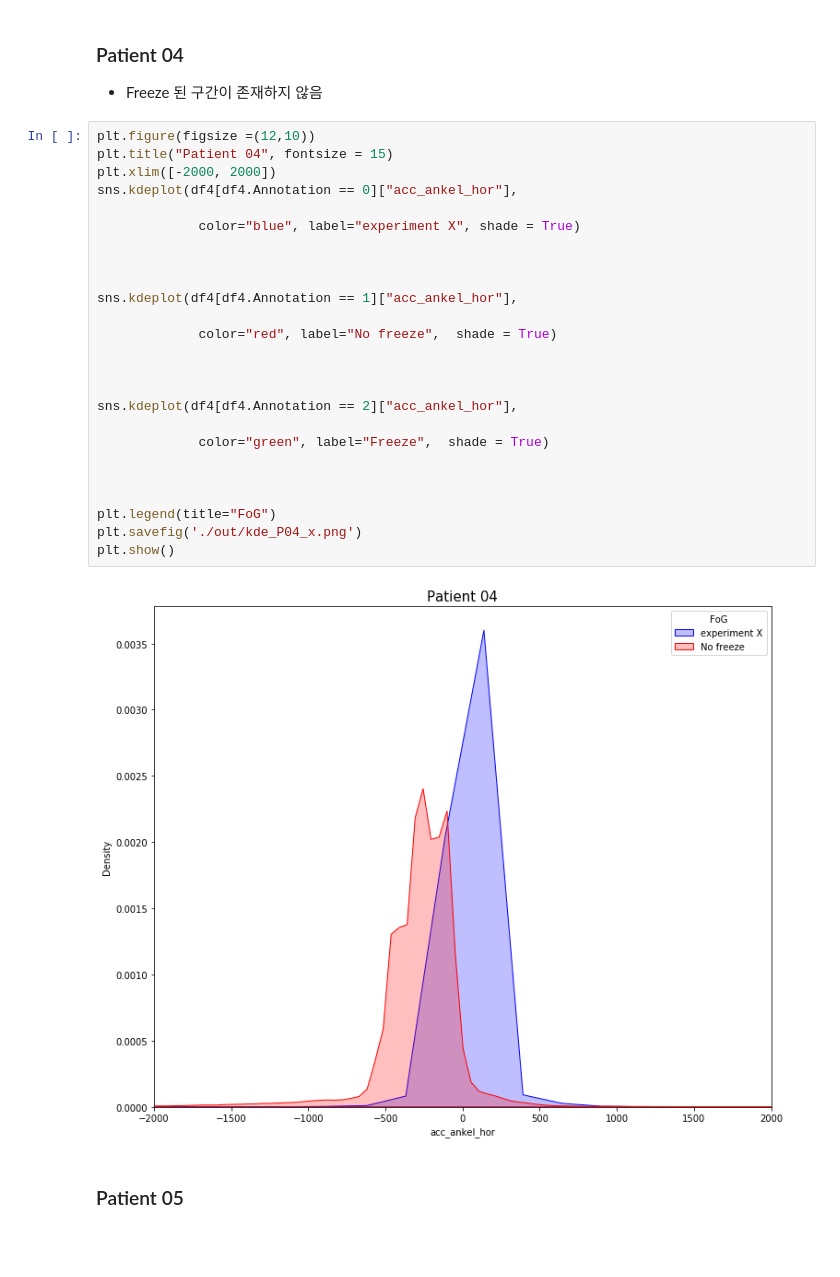
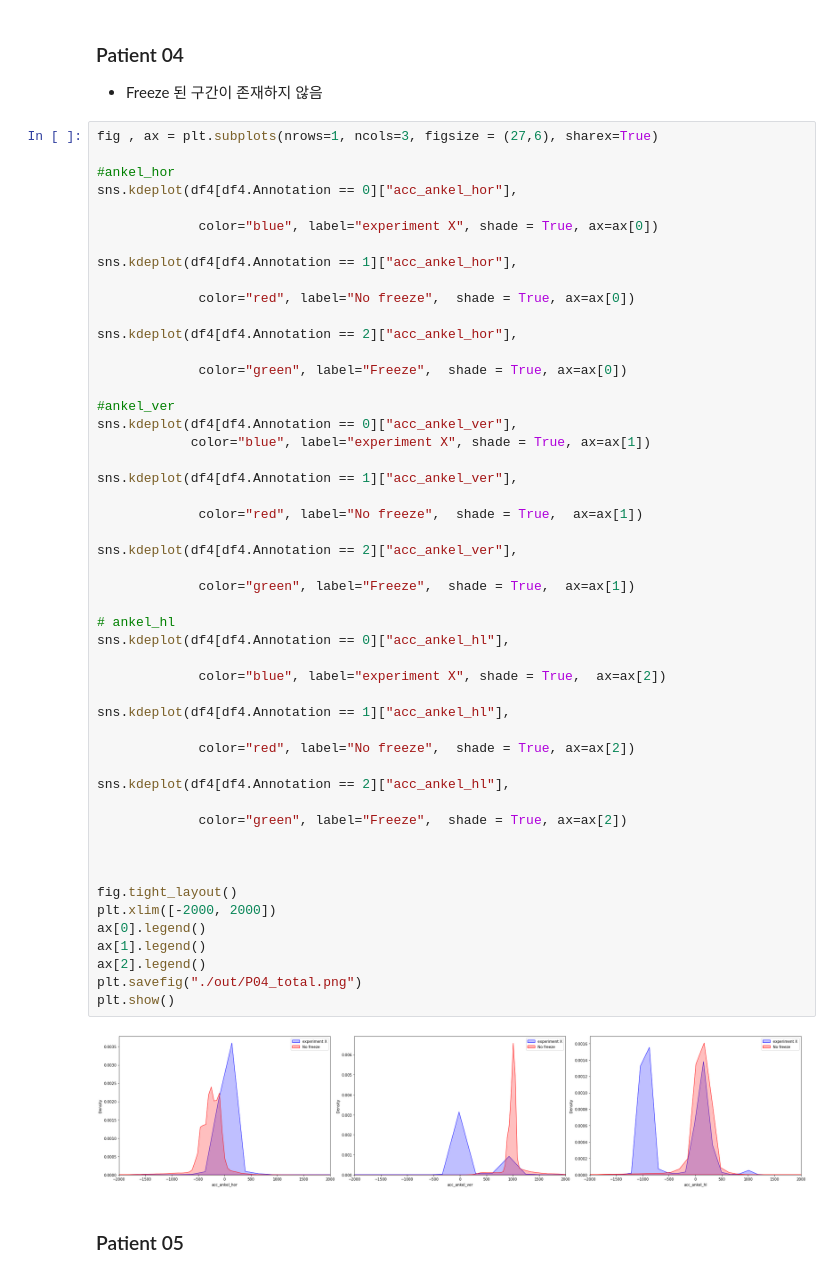
Before and after one commit to dalek7/daphnet, a Jupyter notebook: Daphnet_EDA_KDE_plot.ipynb, the cells around one changed output. Saved outputs shown, nothing was run; the diff lists cells and outputs as text; blank space fills up the shorter version.

Commit message:
KDE_plot

```diff
--- a/Daphnet_EDA_KDE_plot.ipynb
+++ b/Daphnet_EDA_KDE_plot.ipynb
@@ -237,33 +237,58 @@ plt.show()
 ### Patient 04
 
 - Freeze 된 구간이 존재하지 않음
-# %%
-plt.figure(figsize =(12,10))
-plt.title("Patient 04", fontsize = 15)
-plt.xlim([-2000, 2000])
-sns.kdeplot(df4[df4.Annotation == 0]["acc_ankel_hor"],
-
-             color="blue", label="experiment X", shade = True)
-
-
-
-sns.kdeplot(df4[df4.Annotation == 1]["acc_ankel_hor"],
-
-             color="red", label="No freeze",  shade = True)
-
-
-
-sns.kdeplot(df4[df4.Annotation == 2]["acc_ankel_hor"],
-
-             color="green", label="Freeze",  shade = True)
-
-
-
-plt.legend(title="FoG")
-plt.savefig('./out/kde_P04_x.png')
-plt.show()
-# %% [output]
-[figure, removed]
+# %%
+fig , ax = plt.subplots(nrows=1, ncols=3, figsize = (27,6), sharex=True)
+
+#ankel_hor
+sns.kdeplot(df4[df4.Annotation == 0]["acc_ankel_hor"],
+
+             color="blue", label="experiment X", shade = True, ax=ax[0])
+
+sns.kdeplot(df4[df4.Annotation == 1]["acc_ankel_hor"],
+
+             color="red", label="No freeze",  shade = True, ax=ax[0])
+
+sns.kdeplot(df4[df4.Annotation == 2]["acc_ankel_hor"],
+
+             color="green", label="Freeze",  shade = True, ax=ax[0])
+
+#ankel_ver
+sns.kdeplot(df4[df4.Annotation == 0]["acc_ankel_ver"],
+            color="blue", label="experiment X", shade = True, ax=ax[1])
+
+sns.kdeplot(df4[df4.Annotation == 1]["acc_ankel_ver"],
+
+             color="red", label="No freeze",  shade = True,  ax=ax[1])
+
+sns.kdeplot(df4[df4.Annotation == 2]["acc_ankel_ver"],
+
+             color="green", label="Freeze",  shade = True,  ax=ax[1])
+
+# ankel_hl
+sns.kdeplot(df4[df4.Annotation == 0]["acc_ankel_hl"],
+
+             color="blue", label="experiment X", shade = True,  ax=ax[2])
+
+sns.kdeplot(df4[df4.Annotation == 1]["acc_ankel_hl"],
+
+             color="red", label="No freeze",  shade = True, ax=ax[2])
+
+sns.kdeplot(df4[df4.Annotation == 2]["acc_ankel_hl"],
+
+             color="green", label="Freeze",  shade = True, ax=ax[2])
+
+
+
+fig.tight_layout()
+plt.xlim([-2000, 2000])
+ax[0].legend()
+ax[1].legend()
+ax[2].legend()
+plt.savefig("./out/P04_total.png")
+plt.show()
+# %% [output]
+[figure, added]
 # %% [markdown]
 ### Patient 05
 # %%
```
Also changed, not shown: parts of 5 cells of this notebook.
